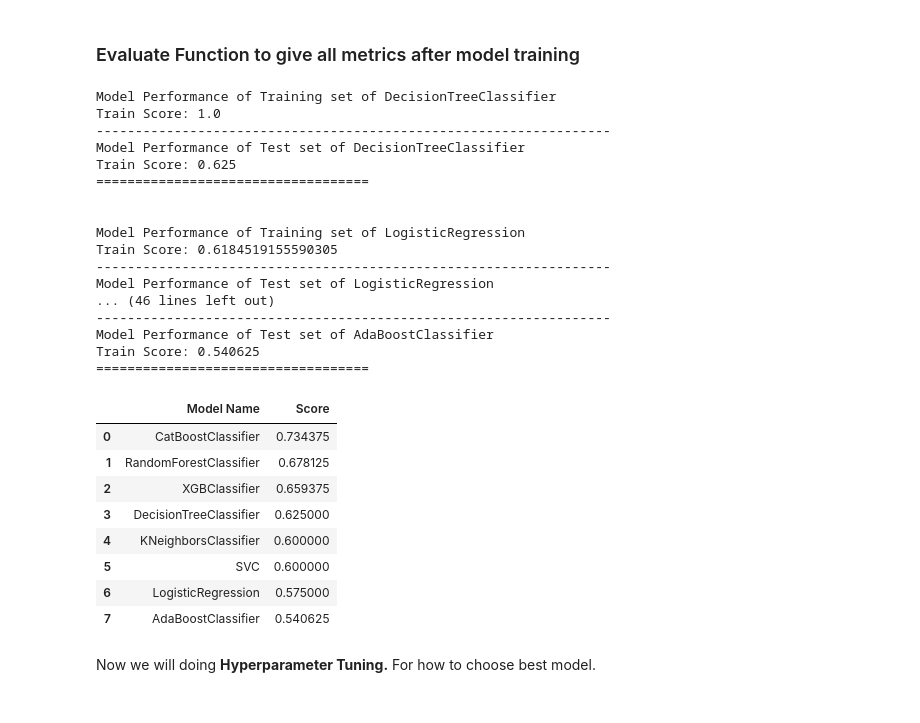
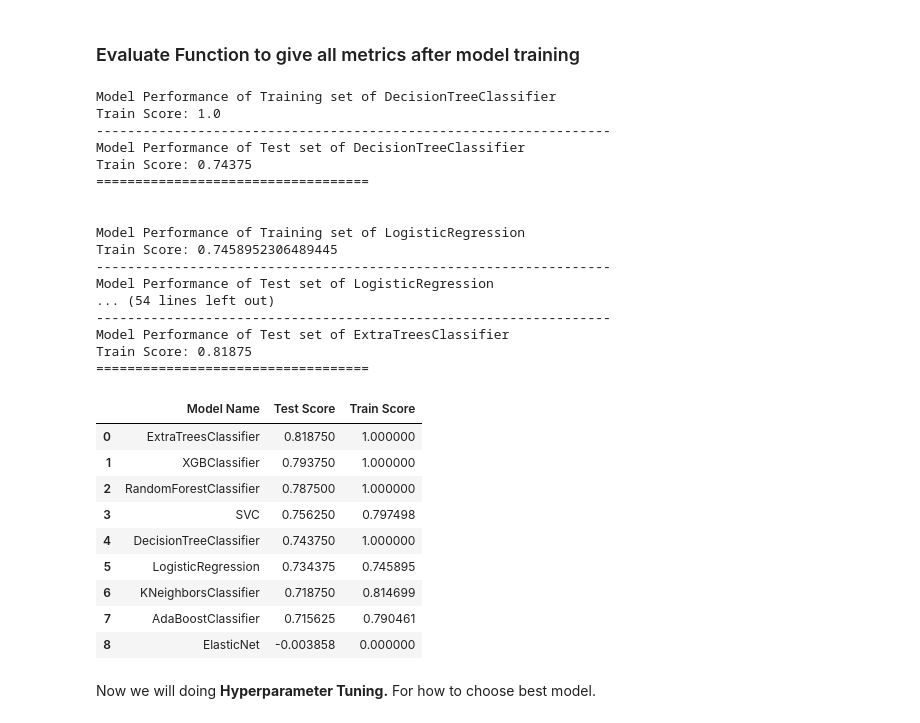
Before and after one commit to DeeapkSen/Wine-Quality-Prediction, a Jupyter notebook: Notebook/Model Training.ipynb, the cells around one changed output. Saved outputs shown, nothing was run; the diff lists cells and outputs as text; code cells hidden in the pictures.

Commit message:
model training

```diff
--- a/Notebook/Model Training.ipynb
+++ b/Notebook/Model Training.ipynb
@@ -40,7 +49,8 @@ df.head()
 # %%
-df['quality'] = df['quality'].replace(3, 7)
-df['quality'] = df['quality'].replace(4, 7)
-df['quality'] = df['quality'].replace(8, 7)
+df['quality'] = df['quality'].replace(3, 5)
+df['quality'] = df['quality'].replace(4, 5)
+df['quality'] = df['quality'].replace(7, 6)
+df['quality'] = df['quality'].replace(8, 6)
 
 df.quality.value_counts()
 # %% [output]
@@ -59,12 +68,12 @@ def remove_outliers(col):
 
     lower_range = Q1 - (1.5 * IQR)
     upper_range = Q3 + (1.5 * IQR)
-#     return lower_range, upper_range
-    for column in cols:
-        lr, ur = remove_outliers(df[column])
-        df[column] = np.where(df[column]>ur, ur, df[column])
-        df[column] = np.where(df[column]<lr, lr, df[column])
-    return df
+    return lower_range, upper_range
+
+for column in cols:
+    lr, ur = remove_outliers(df[column])
+    df[column] = np.where(df[column]>ur, ur, df[column])
+    df[column] = np.where(df[column]<lr, lr, df[column])
 # %%
 df.describe()
 # %% [output]
@@ -131,18 +198,22 @@ models = {
     'SVC' : SVC(),
     'RandomForestClassifier' : RandomForestClassifier(),
     'XGBClassifier' : XGBClassifier(),
-    'CatBoostClassifier' : CatBoostClassifier(verbose=False),
-    'AdaBoostClassifier' : AdaBoostClassifier()
+#     'CatBoostClassifier' : CatBoostClassifier(verbose=False),
+    'AdaBoostClassifier' : AdaBoostClassifier(),
+    'ElasticNet' : ElasticNet(),
+    'ExtraTreesClassifier' : ExtraTreesClassifier()
 }
 
 model_list = []
 score_list = []
+train_list = []
 
 for i in range(len(list(models))):
     model = list(models.values())[i]
     model.fit(X_train, y_train)
     train_score = model.score(X_train, y_train)
     test_score = model.score(X_test, y_test)
+    train_list.append(train_score)
 
     y_train_predict = model.predict(X_train)
     y_test_predict = model.predict(X_test)
@@ -165,31 +236,32 @@ Model Performance of Training set of DecisionTreeClassifier
 Train Score: 1.0
 ------------------------------------------------------------------
 Model Performance of Test set of DecisionTreeClassifier
-Train Score: 0.625
+Train Score: 0.74375
 ===================================
 
 
 Model Performance of Training set of LogisticRegression
-Train Score: 0.6184519155590305
+Train Score: 0.7458952306489445
 ------------------------------------------------------------------
 Model Performance of Test set of LogisticRegression
-... (46 lines left out)
+... (54 lines left out)
 ------------------------------------------------------------------
-Model Performance of Test set of AdaBoostClassifier
-Train Score: 0.540625
+Model Performance of Test set of ExtraTreesClassifier
+Train Score: 0.81875
 ===================================
 # %%
-pd.DataFrame(list(zip(model_list, score_list)), columns=['Model Name', 'Score']).sort_values(by=['Score'], ascending=False, ignore_index=True)
+pd.DataFrame(list(zip(model_list, score_list, train_list)), columns=['Model Name', 'Test Score', 'Train Score']).sort_values(by=['Test Score'], ascending=False, ignore_index=True)
 # %% [output]
-|  | Model Name | Score |
-| 0 | CatBoostClassifier | 0.734375 |
-| 1 | RandomForestClassifier | 0.678125 |
-| 2 | XGBClassifier | 0.659375 |
-| 3 | DecisionTreeClassifier | 0.625000 |
-| 4 | KNeighborsClassifier | 0.600000 |
-| 5 | SVC | 0.600000 |
-| 6 | LogisticRegression | 0.575000 |
-| 7 | AdaBoostClassifier | 0.540625 |
+|  | Model Name | Test Score | Train Score |
+| 0 | ExtraTreesClassifier | 0.818750 | 1.000000 |
+| 1 | XGBClassifier | 0.793750 | 1.000000 |
+| 2 | RandomForestClassifier | 0.787500 | 1.000000 |
+| 3 | SVC | 0.756250 | 0.797498 |
+| 4 | DecisionTreeClassifier | 0.743750 | 1.000000 |
+| 5 | LogisticRegression | 0.734375 | 0.745895 |
+| 6 | KNeighborsClassifier | 0.718750 | 0.814699 |
+| 7 | AdaBoostClassifier | 0.715625 | 0.790461 |
+| 8 | ElasticNet | -0.003858 | 0.000000 |
 # %% [markdown]
 Now we will doing **Hyperparameter Tuning.** For how to choose best model.
 # %%
```
Also changed, not shown: parts of 21 cells of this notebook, 18 other files.
